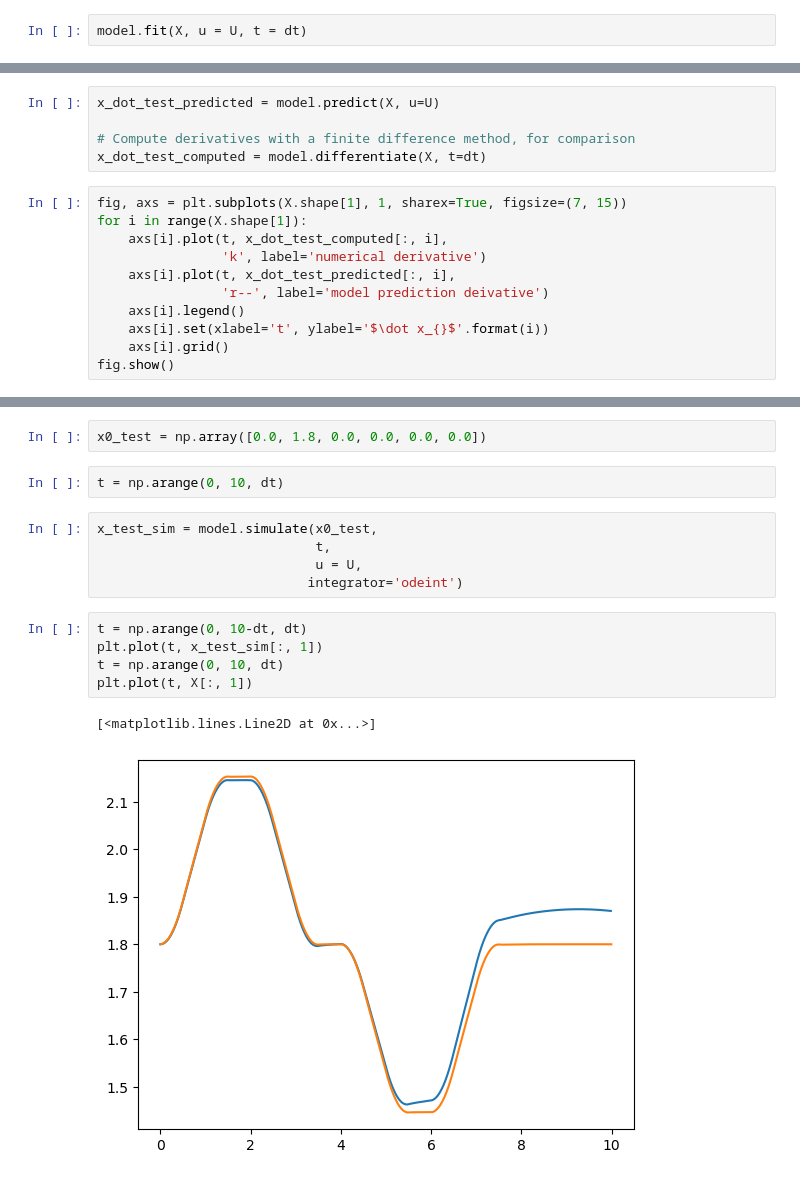
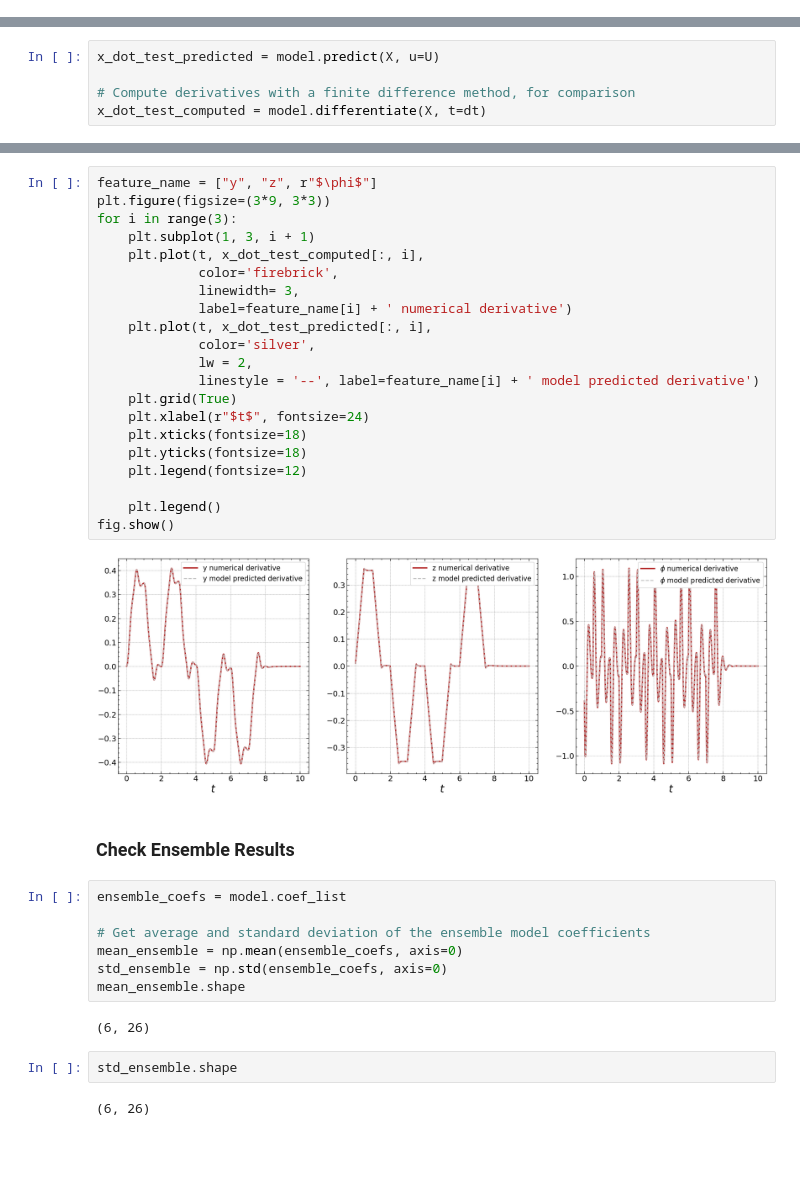
Before and after one commit to zmanaa/SINDY-DMD-Quadrotor, a Jupyter notebook: SINDY TRAINING/Sindy_training.ipynb, the cells around one changed output, grey strips where cells are left out. Drawn from its saved outputs; the diff is of its cells as text; blank space fills up the shorter version.

```diff
--- a/SINDY TRAINING/Sindy_training.ipynb
+++ b/SINDY TRAINING/Sindy_training.ipynb
@@ -119,2 +139,0 @@ model = ps.SINDy(differentiation_method=differentiation_method,
-# %%
-model.fit(X, u = U, t = dt)
@@ -137,14 +212,3 @@ x_dot_test_predicted = model.predict(X, u=U)
 
 # Compute derivatives with a finite difference method, for comparison
 x_dot_test_computed = model.differentiate(X, t=dt)
-# %%
-fig, axs = plt.subplots(X.shape[1], 1, sharex=True, figsize=(7, 15))
-for i in range(X.shape[1]):
-    axs[i].plot(t, x_dot_test_computed[:, i],
-                'k', label='numerical derivative')
-    axs[i].plot(t, x_dot_test_predicted[:, i],
-                'r--', label='model prediction deivative')
-    axs[i].legend()
-    axs[i].set(xlabel='t', ylabel='$\dot x_{}$'.format(i))
-    axs[i].grid()
-fig.show()
@@ -153,17 +215,38 @@ fig.show()
-# %%
-x0_test = np.array([0.0, 1.8, 0.0, 0.0, 0.0, 0.0])
-# %%
-t = np.arange(0, 10, dt)
-# %%
-x_test_sim = model.simulate(x0_test,
-                            t,
-                            u = U,
-                           integrator='odeint')
-# %%
-t = np.arange(0, 10-dt, dt)
-plt.plot(t, x_test_sim[:, 1])
-t = np.arange(0, 10, dt)
-plt.plot(t, X[:, 1])
-# %% [output]
-[<matplotlib.lines.Line2D at 0x...>]
-[figure, removed]
+# %%
+feature_name = ["y", "z", r"$\phi$"]
+plt.figure(figsize=(3*9, 3*3))
+for i in range(3):
+    plt.subplot(1, 3, i + 1)
+    plt.plot(t, x_dot_test_computed[:, i],
+             color='firebrick',
+             linewidth= 3,
+             label=feature_name[i] + ' numerical derivative')
+    plt.plot(t, x_dot_test_predicted[:, i],
+             color='silver',
+             lw = 2,
+             linestyle = '--', label=feature_name[i] + ' model predicted derivative')
+    plt.grid(True)
+    plt.xlabel(r"$t$", fontsize=24)
+    plt.xticks(fontsize=18)
+    plt.yticks(fontsize=18)
+    plt.legend(fontsize=12)
+
+    plt.legend()
+fig.show()
+# %% [output]
+[figure, added]
+# %% [markdown]
+### Check Ensemble Results
+# %%
+ensemble_coefs = model.coef_list
+
+# Get average and standard deviation of the ensemble model coefficients
+mean_ensemble = np.mean(ensemble_coefs, axis=0)
+std_ensemble = np.std(ensemble_coefs, axis=0)
+mean_ensemble.shape
+# %% [output]
+(6, 26)
+# %%
+std_ensemble.shape
+# %% [output]
+(6, 26)
```
Also changed, not shown: parts of 29 cells of this notebook, 9 other files.
